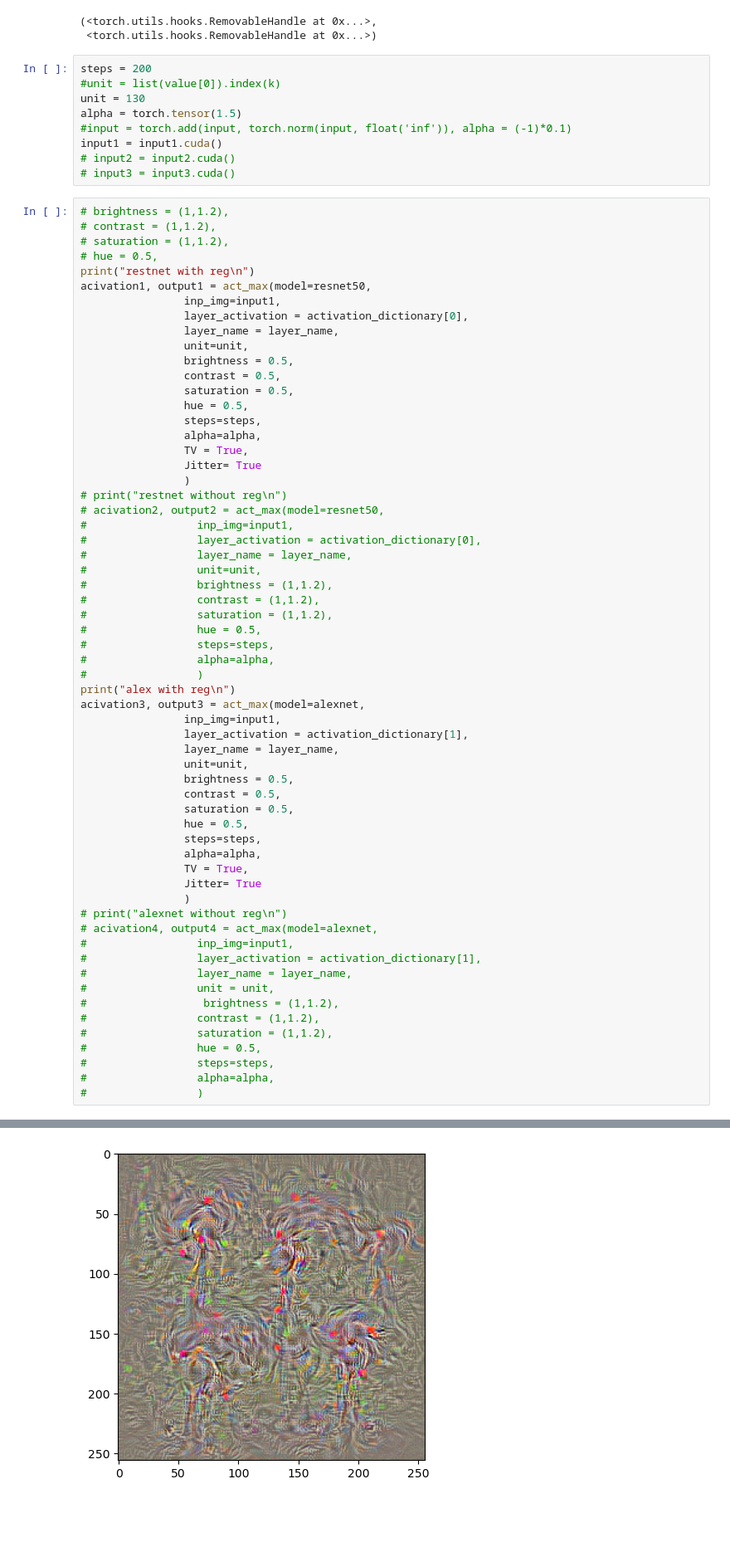
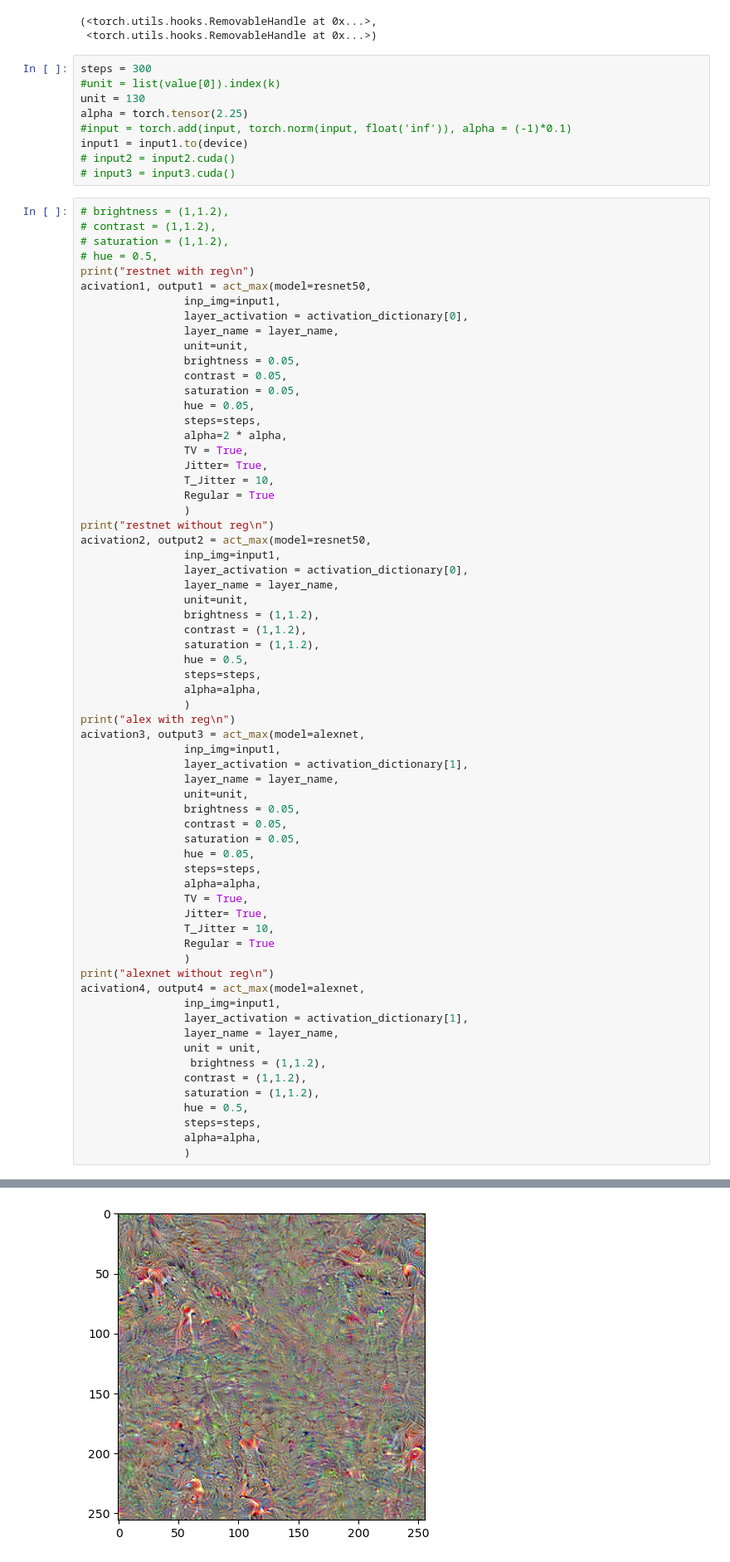
Before and after one commit to 784956494/CS-680-Proj, a Jupyter notebook: resnet_AM_with_reg.ipynb, the cells around one changed output, grey strips where cells are left out. Shown at 83% size. Cells and saved outputs as stored; diff of their text form; blank space fills up the shorter version.

```diff
--- a/resnet_AM_with_reg.ipynb
+++ b/resnet_AM_with_reg.ipynb
@@ -189,12 +206,12 @@ layer_name = 'classifier_final'
 (<torch.utils.hooks.RemovableHandle at 0x...>,
  <torch.utils.hooks.RemovableHandle at 0x...>)
 # %%
-steps = 200
+steps = 300
 #unit = list(value[0]).index(k)
 unit = 130
-alpha = torch.tensor(1.5)
+alpha = torch.tensor(2.25)
 #input = torch.add(input, torch.norm(input, float('inf')), alpha = (-1)*0.1)
-input1 = input1.cuda()
+input1 = input1.to(device)
 # input2 = input2.cuda()
 # input3 = input3.cuda()
 # %%
@@ -208,55 +225,59 @@ acivation1, output1 = act_max(model=resnet50,
                 layer_activation = activation_dictionary[0],
                 layer_name = layer_name,
                 unit=unit,
-                brightness = 0.5,
-                contrast = 0.5,
-                saturation = 0.5,
+                brightness = 0.05,
+                contrast = 0.05,
+                saturation = 0.05,
+                hue = 0.05,
+                steps=steps,
+                alpha=2 * alpha,
+                TV = True,
+                Jitter= True,
+                T_Jitter = 10,
+                Regular = True
+                )
+print("restnet without reg\n")
+acivation2, output2 = act_max(model=resnet50,
+                inp_img=input1,
+                layer_activation = activation_dictionary[0],
+                layer_name = layer_name,
+                unit=unit,
+                brightness = (1,1.2),
+                contrast = (1,1.2),
+                saturation = (1,1.2),
                 hue = 0.5,
                 steps=steps,
                 alpha=alpha,
-                TV = True,
-                Jitter= True
                 )
-# print("restnet without reg\n")
-# acivation2, output2 = act_max(model=resnet50,
-#                 inp_img=input1,
-#                 layer_activation = activation_dictionary[0],
-#                 layer_name = layer_name,
-#                 unit=unit,
-#                 brightness = (1,1.2),
-#                 contrast = (1,1.2),
-#                 saturation = (1,1.2),
-#                 hue = 0.5,
-#                 steps=steps,
-#                 alpha=alpha,
-#                 )
 print("alex with reg\n")
 acivation3, output3 = act_max(model=alexnet,
                 inp_img=input1,
                 layer_activation = activation_dictionary[1],
                 layer_name = layer_name,
                 unit=unit,
-                brightness = 0.5,
-                contrast = 0.5,
-                saturation = 0.5,
+                brightness = 0.05,
+                contrast = 0.05,
+                saturation = 0.05,
+                hue = 0.05,
+                steps=steps,
+                alpha=alpha,
+                TV = True,
+                Jitter= True,
+                T_Jitter = 10,
+                Regular = True
+                )
+print("alexnet without reg\n")
+acivation4, output4 = act_max(model=alexnet,
+                inp_img=input1,
+                layer_activation = activation_dictionary[1],
+                layer_name = layer_name,
+                unit = unit,
+                 brightness = (1,1.2),
+                contrast = (1,1.2),
+                saturation = (1,1.2),
                 hue = 0.5,
                 steps=steps,
                 alpha=alpha,
-                TV = True,
-                Jitter= True
                 )
-# print("alexnet without reg\n")
-# acivation4, output4 = act_max(model=alexnet,
-#                 inp_img=input1,
-#                 layer_activation = activation_dictionary[1],
-#                 layer_name = layer_name,
-#                 unit = unit,
-#                  brightness = (1,1.2),
-#                 contrast = (1,1.2),
-#                 saturation = (1,1.2),
-#                 hue = 0.5,
-#                 steps=steps,
-#                 alpha=alpha,
-#                 )
 # %% [output]
 restnet with reg
@@ -266 +287 @@ alex with reg
-[figure, old version]
+[figure, new version]
```
Also changed, not shown: parts of 4 cells of this notebook.
